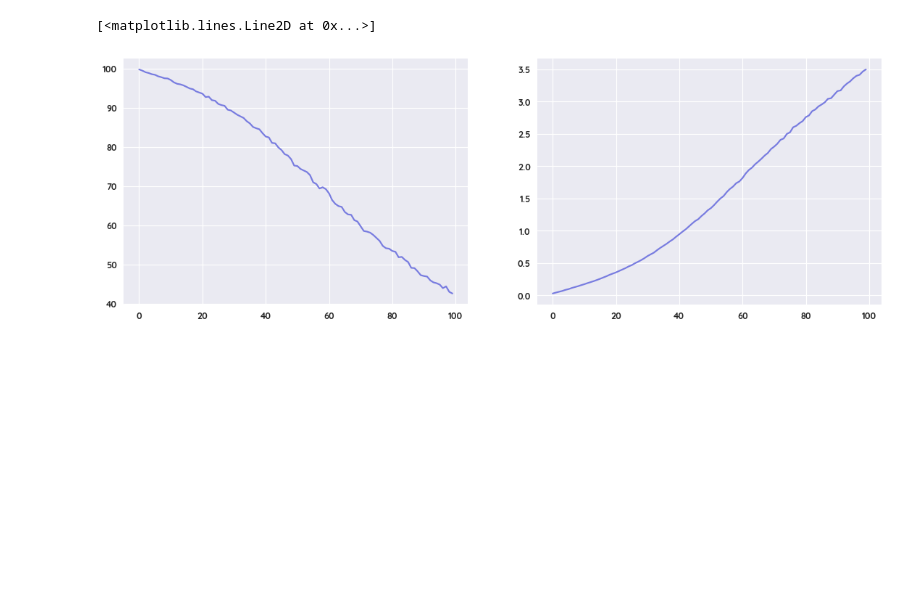
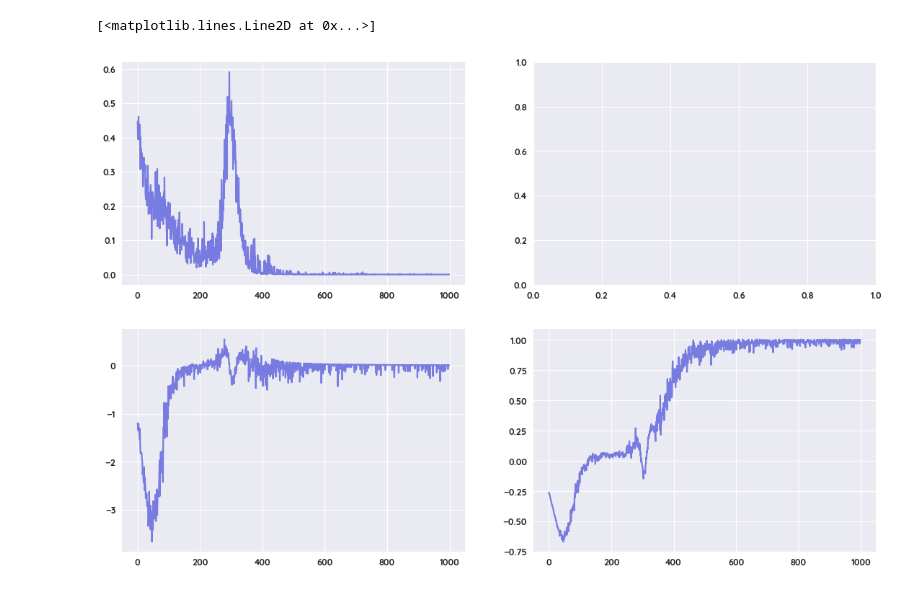
Before and after one commit to kilroybot/research, a Jupyter notebook: notebooks/actor_critic_sequential.ipynb, the cells around one changed output. Drawn from its saved outputs; the diff is of its cells as text; code cells hidden in the pictures; blank space fills up the shorter version.

Commit message:
Fixed sequential actor-critic

```diff
--- a/notebooks/actor_critic_sequential.ipynb
+++ b/notebooks/actor_critic_sequential.ipynb
@@ -74,37 +99,54 @@ critic_iters = 100
 # %%
 critic_losses = []
+actor_losses = []
 actor_rewards = []
 
-for _ in tqdm(range(epochs)):
+for i in tqdm(range(epochs)):
     critic_epoch_losses = []
     critic_optimizer.zero_grad()
     for _ in range(critic_iters):
-        sentence = generator.generate().unsqueeze(0)
-        pred_reward = critic(sentence)
-        real_reward = torch.tensor([[evaluate(s.tolist())] for s in sentence]).float()
-        loss = criterion(pred_reward, real_reward)
+        sentences = generator.generate(critic_batch_size)
+        pred_rewards = critic(sentences)
+        padded_sentences, lengths = rnn.pad_packed_sequence(sentences, batch_first=True, padding_value=pad_word)
+        real_rewards = torch.tensor([evaluate(s.tolist()) for s in unpad_sequence(padded_sentences, lengths)]).unsqueeze(-1).float()
+        loss = criterion(pred_rewards, real_rewards)
         loss.backward()
         critic_epoch_losses.append(loss.item())
     critic_optimizer.step()
     critic_losses.append(np.mean(critic_epoch_losses))
 
+    actor_epoch_losses = []
     actor_epoch_rewards = []
     actor_optimizer.zero_grad()
     for _ in range(actor_iters):
-        sentence = generator.generate().unsqueeze(0)
-        reward = critic(sentence)
-        preds = actor(sentence)
-        probs = torch.gather(preds, -1, sentence.unsqueeze(-1)).squeeze(-1)
-        loss = -(reward * torch.log(probs).mean())
+        sentences = generator.generate(actor_batch_size)
+        rewards = critic(sentences)
+        preds = actor(sentences)
+        sentences_padded, sentences_lengths = rnn.pad_packed_sequence(sentences, batch_first=True)
+        preds_padded, preds_lengths = rnn.pad_packed_sequence(preds, batch_first=True)
+        probs = [
+            torch.gather(p[:-1], -1, s[1:].unsqueeze(-1)).squeeze(-1)
+            for s, p in zip(
+                unpad_sequence(sentences_padded, sentences_lengths),
+                unpad_sequence(preds_padded, preds_lengths)
+            )
+        ]
+        loss = torch.cat([
+            -(r * torch.log(p).sum())
+            for p, r in zip(probs, rewards)
+        ]).mean()
         loss.backward()
-        actor_epoch_rewards.append(reward.item())
+        actor_epoch_losses.append(loss.item())
+        actor_epoch_rewards.append(rewards.mean().item())
     actor_optimizer.step()
+    actor_losses.append(np.mean(actor_epoch_losses))
     actor_rewards.append(np.mean(actor_epoch_rewards))
 # %%
-_, axs = plt.subplots(1, 2, figsize=(15, 5))
-axs[0].plot(critic_losses)
-axs[1].plot(actor_rewards)
+_, axs = plt.subplots(2, 2, figsize=(15, 10))
+axs[0][0].plot(critic_losses)
+axs[1][0].plot(actor_losses)
+axs[1][1].plot(actor_rewards)
 # %% [output]
 [<matplotlib.lines.Line2D at 0x...>]
-[figure, old version]
+[figure, new version]
 # %%
```
Also changed, not shown: parts of 11 cells of this notebook.
